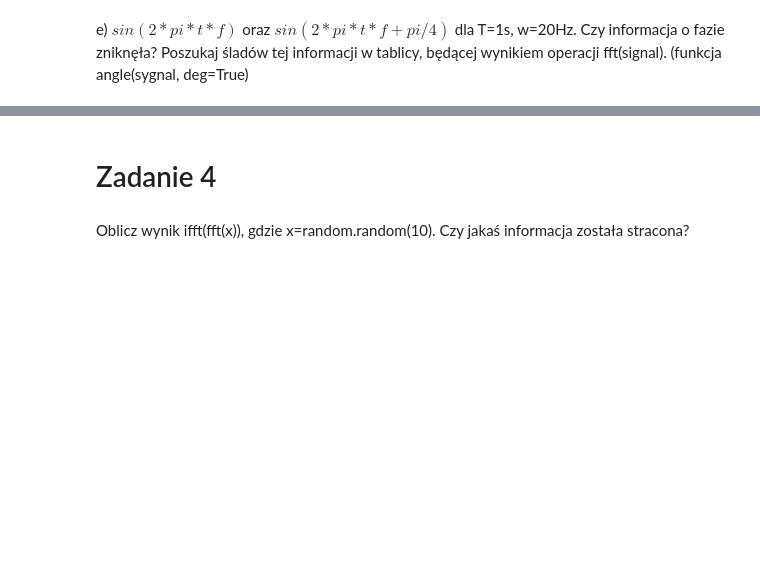
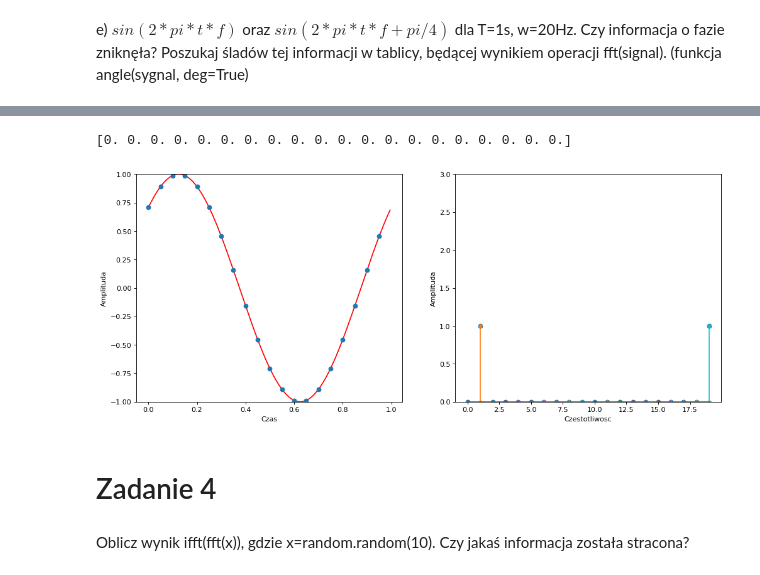
Before and after one commit to TheCommonCold/KCKSygnaly, a Jupyter notebook: Sygnaly-Lab1-clear.ipynb, the cells around one changed output, grey strips where cells are left out. Drawn from its saved outputs; the diff is of its cells as text; code cells hidden in the pictures; blank space fills up the shorter version.

```diff
--- a/Sygnaly-Lab1-clear.ipynb
+++ b/Sygnaly-Lab1-clear.ipynb
@@ -349,3 +487,76 @@ e) $sin(2*pi*t*f)$ oraz $sin(2*pi*t*f + pi/4)$ dla T=1s, w=20Hz. Czy informacja
+# %%
+# Zdefiniuj funckję
+def myFunc(A=1,LP=1,w=20,f=1.0):
+
+#     A = 1
+#     # Amplituda sygnału
+
+#     LP = 1
+#     # Liczba analizowanych pełnych przebiegów sygnału (okresów)
+#     w = 40
+#     # czśstotliwość probkowania [Hz] sygnału
+#     #(jak często w ciągu sekundy pobieramy informacje o wartości sygnału)
+
+#     f = 2.0
+#     # Czestotliwosc sygnalu [Hz]
+
+    T = 1.0/f
+    # Okres sygnalu [s] (jak długo trwa jeden przebieg sinusa)
+
+    TW = 1.0/w
+    # Okres probkowania [s] (co ile sekund pobieramy próbkę)
+
+    t = np.arange(0, LP*T, TW)
+    # generujemy momenty, w których pobieramy próbki
+
+    n = len(t)
+
+    FUNC = lambda t : A*sin(2*pi*t*f+pi/4)
+    # def. funkcji (tutaj sinus)
+
+    signal = FUNC(t)
+    # funkcja sprobkowana
+
+    fig = plt.figure(figsize=(15, 6), dpi=80)
+    ax = fig.add_subplot(121)
+    ## --- POMOCNICZY SYGNAL
+    base_t = np.arange(0, LP*T, 1.0/200.0)
+    base_signal = FUNC(base_t)
+    ax.plot(base_t, base_signal, linestyle='-', color='red')
+    ax.set_ylim([min(base_signal), max(base_signal)])
+    ## ---
+    ax.plot(t, signal, 'o')
+
+    signal1 = fft(signal)
+    # sygnal w dziedzinie czestotliwosci
+    print(angle(signal1,deg=True))
+    signal1 = abs(signal1)
+    signal1 = [x*2*f/(w*LP)  for x in signal1]
+    signal1[0]=signal1[0]/2
+    # modul sygnalu
+
+    freqs = range(int(n))
+    freqs = [ x / LP * f for x in freqs ]
+
+
+    ax.set_xlabel("Czas")
+    ax.set_ylabel("Amplituda")
+    ax = fig.add_subplot(122)
+    ymax = max(signal1)
+    if (ymax > 3.0):
+        ax.set_ylim([0.0,ymax])
+    else:
+        ax.set_ylim([0.0,3.0])
+    stem(freqs, signal1, '-*')
+
+    ax.set_xlabel("Czestotliwosc")
+    ax.set_ylabel("Amplituda")
+
+    show()
+myFunc()
+# %% [output]
+[0. 0. 0. 0. 0. 0. 0. 0. 0. 0. 0. 0. 0. 0. 0. 0. 0. 0. 0. 0.]
+[figure, added]
 # %% [markdown]
 # Zadanie 4
 # %% [markdown]
```
Also changed, not shown: parts of 14 cells of this notebook, 5 other files.
